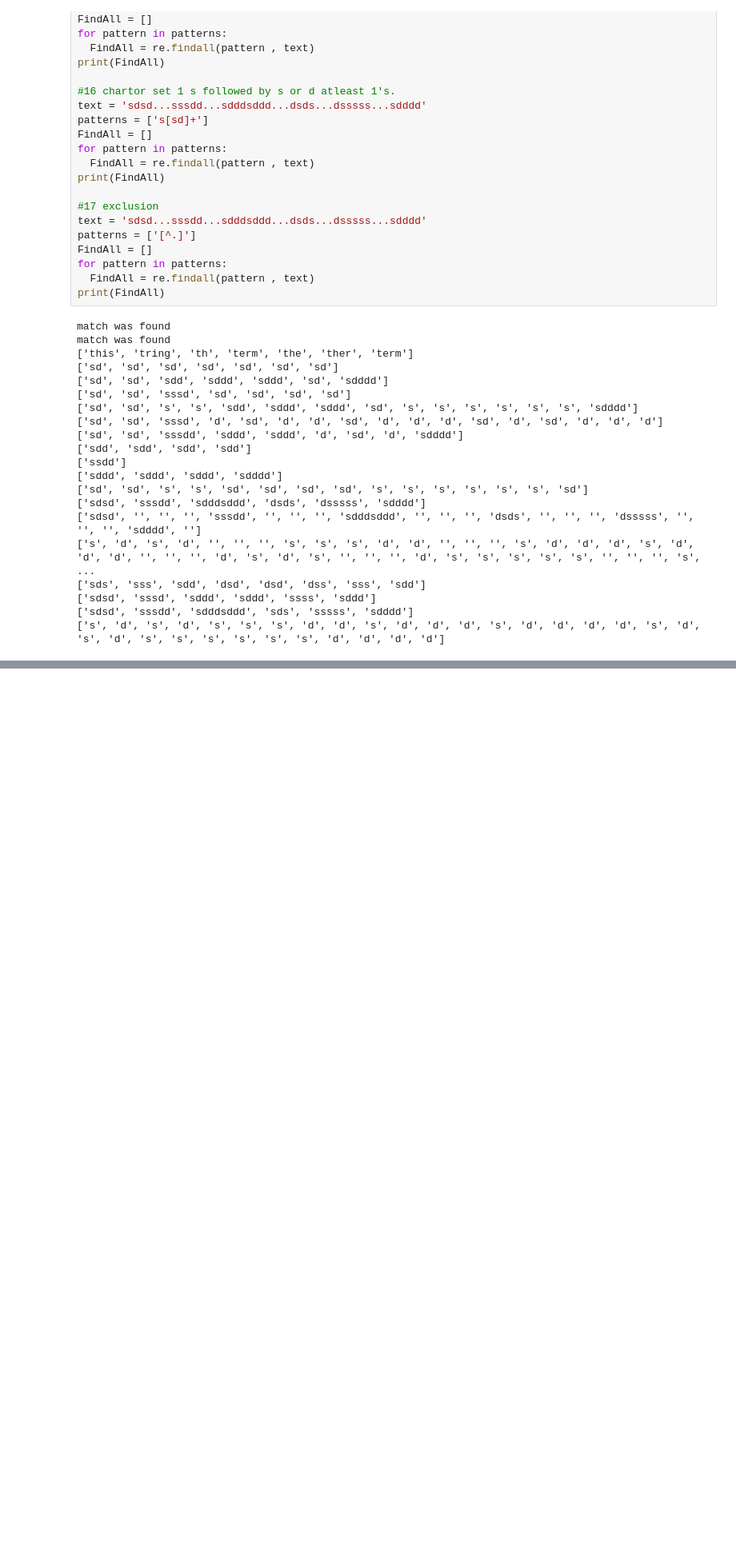
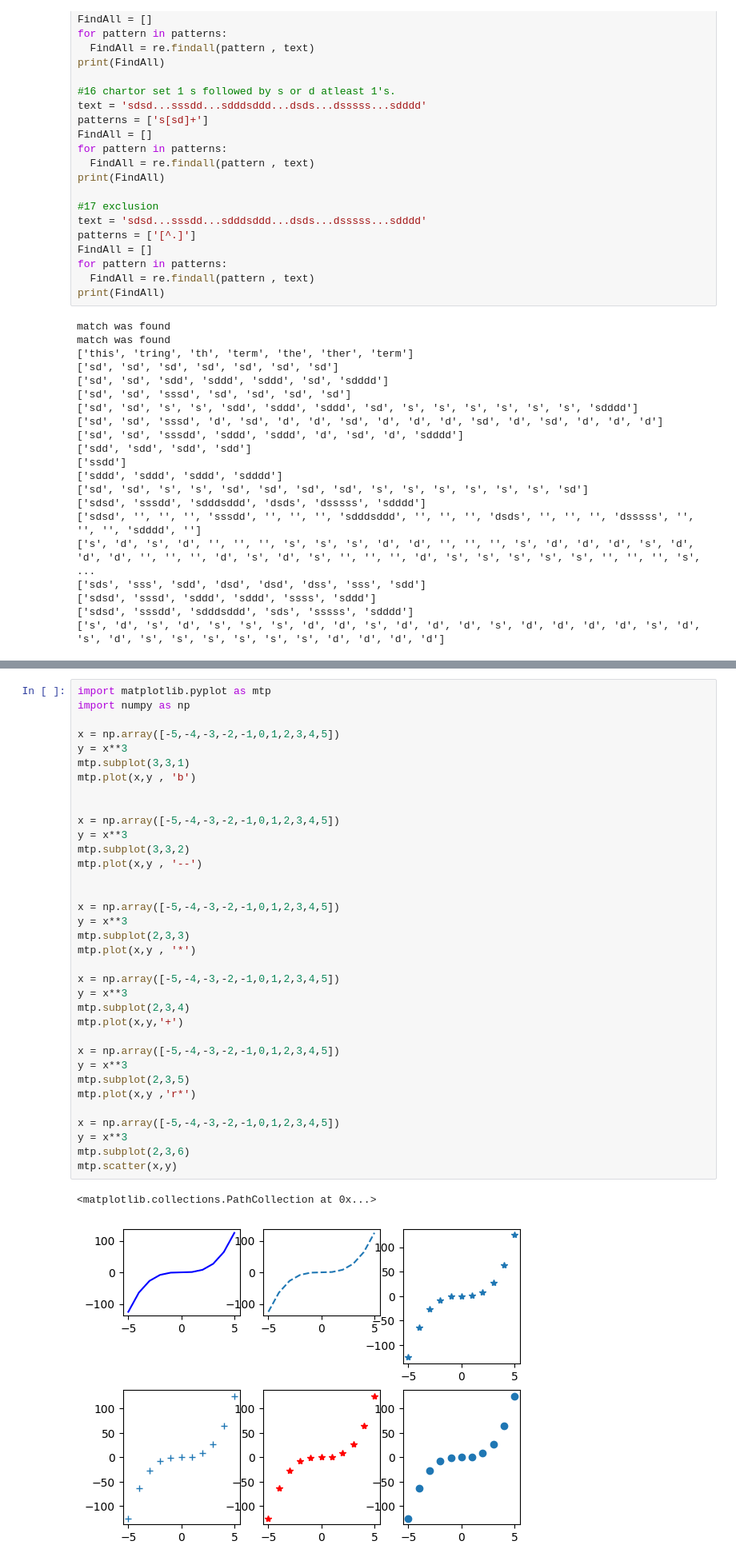
Before and after one commit to Ronin998/DS, a Jupyter notebook: Python.ipynb, the cells around one changed output, grey strips where cells are left out. Shown: that part at 80% size. Cells and saved outputs as stored; diff of their text form; blank space fills up the shorter version.

```diff
--- a/Python.ipynb
+++ b/Python.ipynb
@@ -1558,0 +1573,38 @@ match was found
+# %%
+import matplotlib.pyplot as mtp
+import numpy as np
+
+x = np.array([-5,-4,-3,-2,-1,0,1,2,3,4,5])
+y = x**3
+mtp.subplot(3,3,1)
+mtp.plot(x,y , 'b')
+
+
+x = np.array([-5,-4,-3,-2,-1,0,1,2,3,4,5])
+y = x**3
+mtp.subplot(3,3,2)
+mtp.plot(x,y , '--')
+
+
+x = np.array([-5,-4,-3,-2,-1,0,1,2,3,4,5])
+y = x**3
+mtp.subplot(2,3,3)
+mtp.plot(x,y , '*')
+
+x = np.array([-5,-4,-3,-2,-1,0,1,2,3,4,5])
+y = x**3
+mtp.subplot(2,3,4)
+mtp.plot(x,y,'+')
+
+x = np.array([-5,-4,-3,-2,-1,0,1,2,3,4,5])
+y = x**3
+mtp.subplot(2,3,5)
+mtp.plot(x,y ,'r*')
+
+x = np.array([-5,-4,-3,-2,-1,0,1,2,3,4,5])
+y = x**3
+mtp.subplot(2,3,6)
+mtp.scatter(x,y)
+# %% [output]
+<matplotlib.collections.PathCollection at 0x...>
+[figure, added]
```
Also changed, not shown: parts of 5 cells of this notebook.
